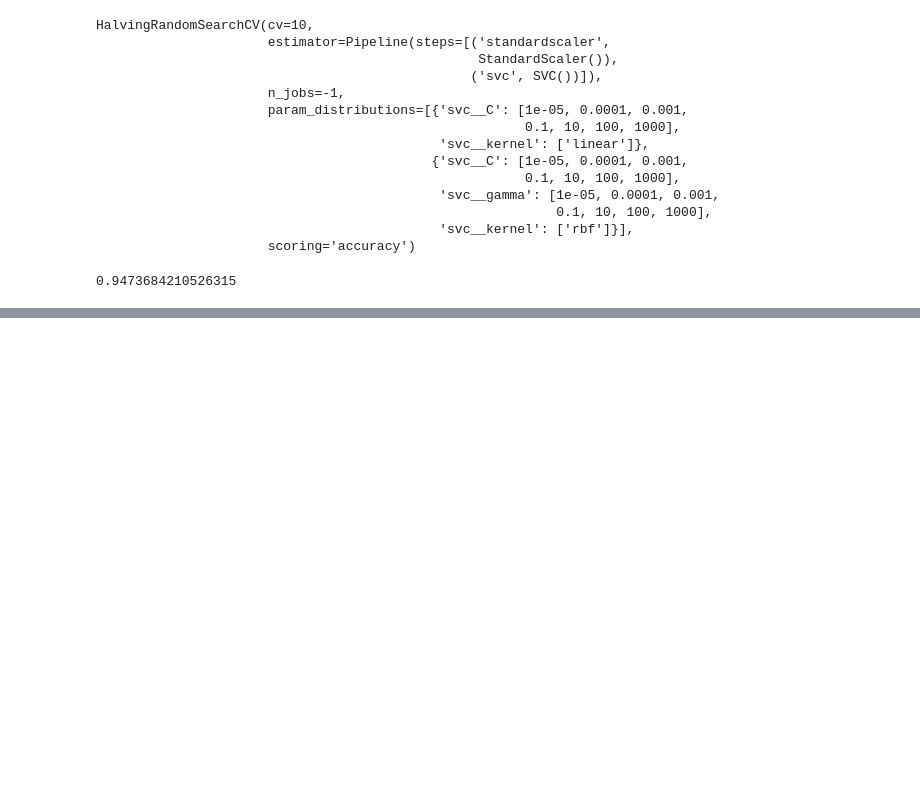
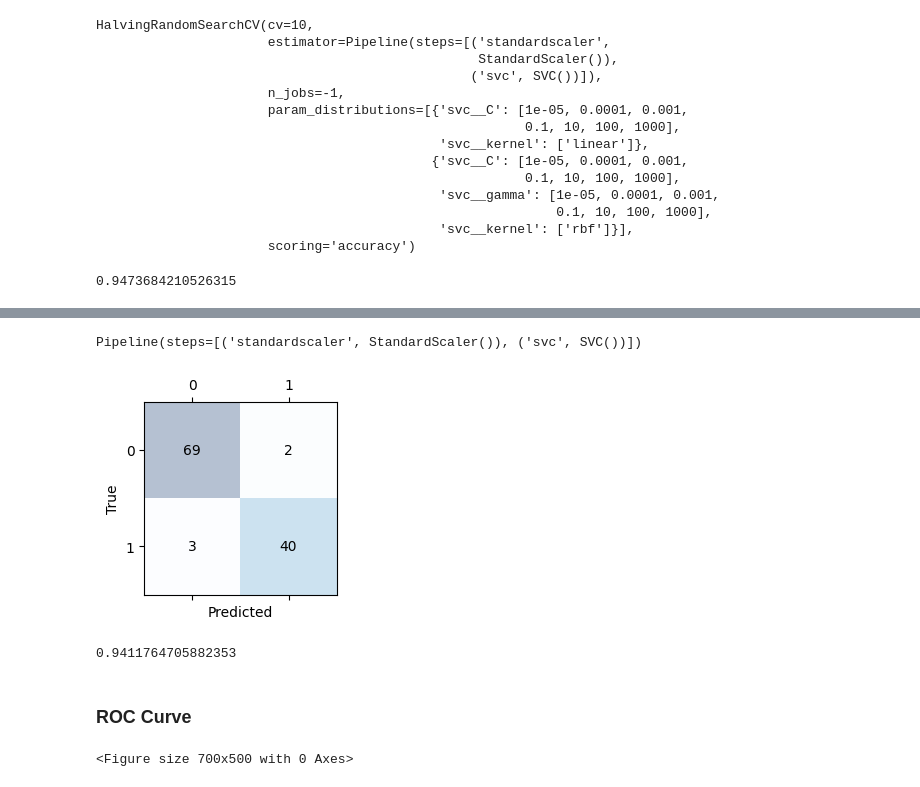
Before and after one commit to AhmedZeer/ml.py, a Jupyter notebook: noteBooks/06_Hyperparams/Hyperparams.ipynb, the cells around one changed output, grey strips where cells are left out. Saved outputs shown, nothing was run; the diff lists cells and outputs as text; code cells hidden in the pictures; blank space fills up the shorter version.

```diff
--- a/noteBooks/06_Hyperparams/Hyperparams.ipynb
+++ b/noteBooks/06_Hyperparams/Hyperparams.ipynb
@@ -316,0 +367,20 @@ hrs.score( X_test, y_test )
+# %%
+pl_svc.fit( X_train, y_train )
+# %% [output]
+Pipeline(steps=[('standardscaler', StandardScaler()), ('svc', SVC())])
+# %%
+y_pred = pl_svc.predict( X_test )
+# %%
+conf_mat = confusion_matrix( y_true = y_test, y_pred = y_pred )
+# %%
+fig, ax = plt.subplots( figsize=(2.5,2.5) )
+ax.matshow( conf_mat, cmap = plt.cm.Blues, alpha = 0.3 )
+for i in range(conf_mat.shape[0]):
+    for j in range(conf_mat.shape[1]):
+        ax.text( x = i, y = j, s = conf_mat[i][j], va="center", ha="center" )
+
+plt.xlabel("Predicted")
+plt.ylabel("True")
+plt.show()
+# %% [output]
+[figure, added]
@@ -316,0 +390,4 @@ hrs.score( X_test, y_test )
+# %%
+f1_score( y_true=y_test, y_pred=y_pred )
+# %% [output]
+0.9411764705882353
@@ -316,0 +398,2 @@ hrs.score( X_test, y_test )
+# %% [markdown]
+### ROC Curve
@@ -316,0 +427,4 @@ hrs.score( X_test, y_test )
+# %%
+fig = plt.figure( figsize=(7,5) )
+# %% [output]
+<Figure size 700x500 with 0 Axes>
```
Also changed, not shown: parts of 42 cells of this notebook.
